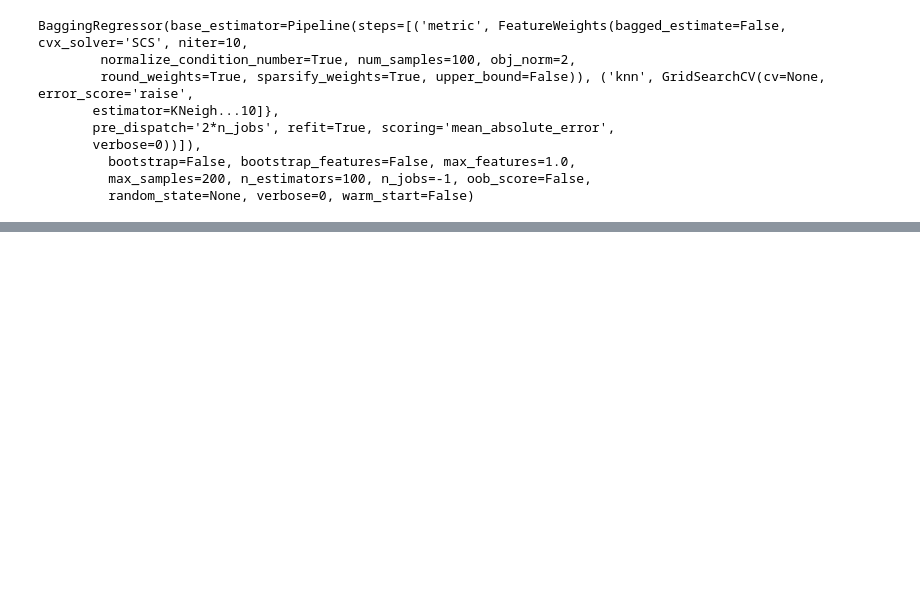
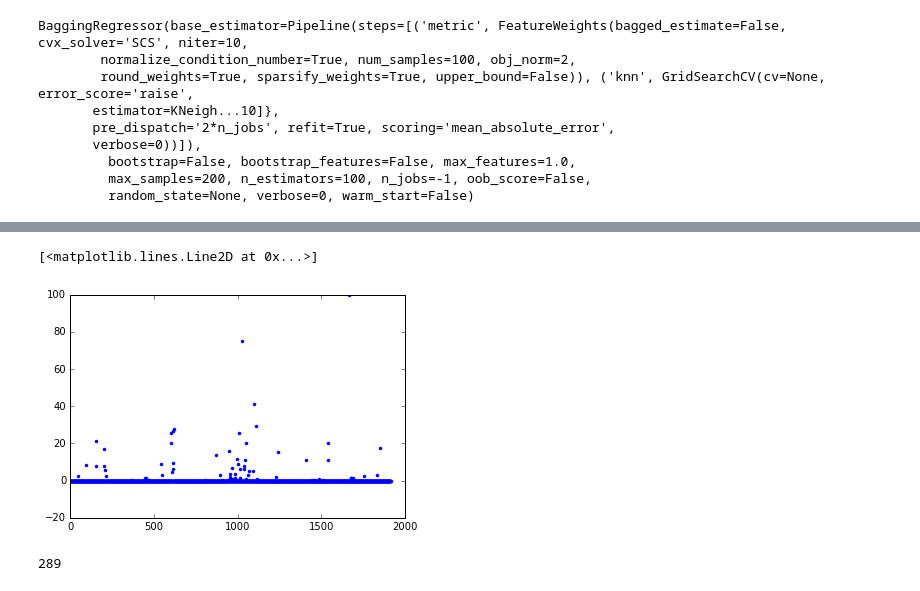
Before and after one commit to myazdani/microbiome-regression, a Jupyter notebook: scripts/AG-regressions.ipynb, the cells around one changed output, grey strips where cells are left out. Drawn from its saved outputs; the diff is of its cells as text; code cells hidden in the pictures; blank space fills up the shorter version.

```diff
--- a/scripts/AG-regressions.ipynb
+++ b/scripts/AG-regressions.ipynb
@@ -336,7 +368,0 @@ np.mean(abs(y_LS[:5]-meh_res))
-# %%
-mean_errs = []
-for num_iters in range(1,110,10):
-    FWR = FeatureWeightsRegressor(num_sample_neighbors=10, n_iter = num_iters)
-    FWR.fit(X_train, y_train)
-    meh_res = FWR.predict(X_LS[10:15,:])
-    mean_errs.append(np.mean(abs(y_LS[10:15]-meh_res)))
@@ -345,4 +368,0 @@ plt.plot(range(1,110,10), mean_errs)
-# %%
-from FeatureWeightsRegressor import FeatureWeightsRegressor
-FWR = FeatureWeightsRegressor(num_sample_neighbors=10, n_iter = 100)
-FWR.fit(X_train, y_train)
@@ -371,6 +379,13 @@ np.mean(weights[-5:-1,:], axis = 0).shape
+# %%
+plt.plot(weights[-3,:], ".")
+# %% [output]
+[<matplotlib.lines.Line2D at 0x...>]
+[figure, added]
 # %%
-found_weights = weights[-20,:]
+found_weights = weights[-2,:]
 
 non_zero_weights = found_weights[found_weights> 0]
 
 len(non_zero_weights)
+# %% [output]
+289
```
Also changed, not shown: parts of 70 cells of this notebook.
